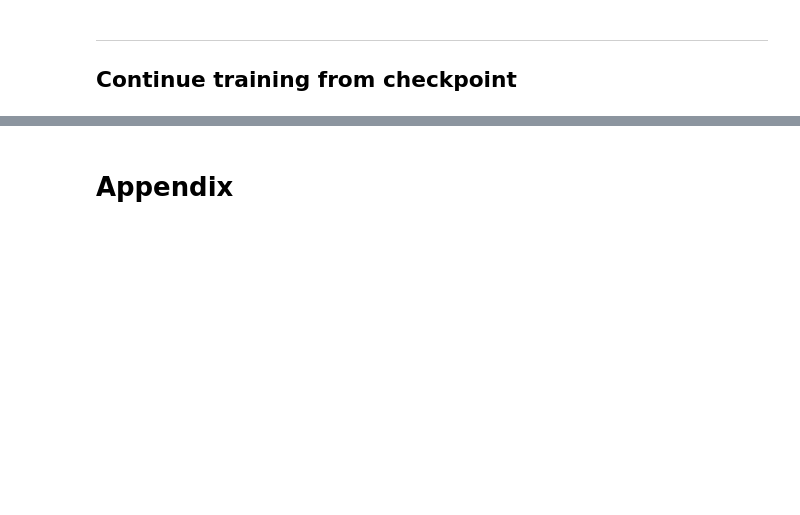
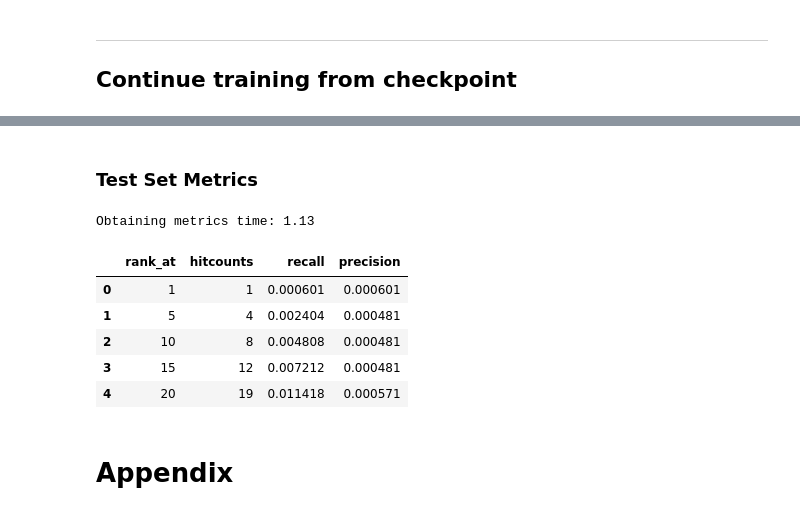
Before and after one commit to ROpdam/recommender_comparison, a Jupyter notebook: CF_RNN.ipynb, the cells around one changed output, grey strips where cells are left out. Cells and saved outputs as stored; diff of their text form; code cells hidden in the pictures; blank space fills up the shorter version.

```diff
--- a/CF_RNN.ipynb
+++ b/CF_RNN.ipynb
@@ -477,0 +496,4 @@ metrics.to_pickle(path + 'Results/CFRNN/' + 'metrics_CFRNN_' + file_name)
+# %%
+rank_at = 20
+preds_test = get_predictions(model, train_set, test_set, rank_at)
+preds_test.to_pickle('../results/preds_test_CFRNN_fixed_100_' + str(max_seq_len) + '_' + file_name + '_lr' + str(learning_rate))
@@ -477,0 +531,13 @@ metrics.to_pickle(path + 'Results/CFRNN/' + 'metrics_CFRNN_' + file_name)
+# %% [markdown]
+### Test Set Metrics
+# %%
+metrics_test_set_vsl = get_metrics(preds_test, 5, 20)
+metrics_test_set_vsl
+# %% [output]
+Obtaining metrics time: 1.13
+|  | rank_at | hitcounts | recall | precision |
+| 0 | 1 | 1 | 0.000601 | 0.000601 |
+| 1 | 5 | 4 | 0.002404 | 0.000481 |
+| 2 | 10 | 8 | 0.004808 | 0.000481 |
+| 3 | 15 | 12 | 0.007212 | 0.000481 |
+| 4 | 20 | 19 | 0.011418 | 0.000571 |
```
Also changed, not shown: parts of 133 cells of this notebook, 1 other file.
